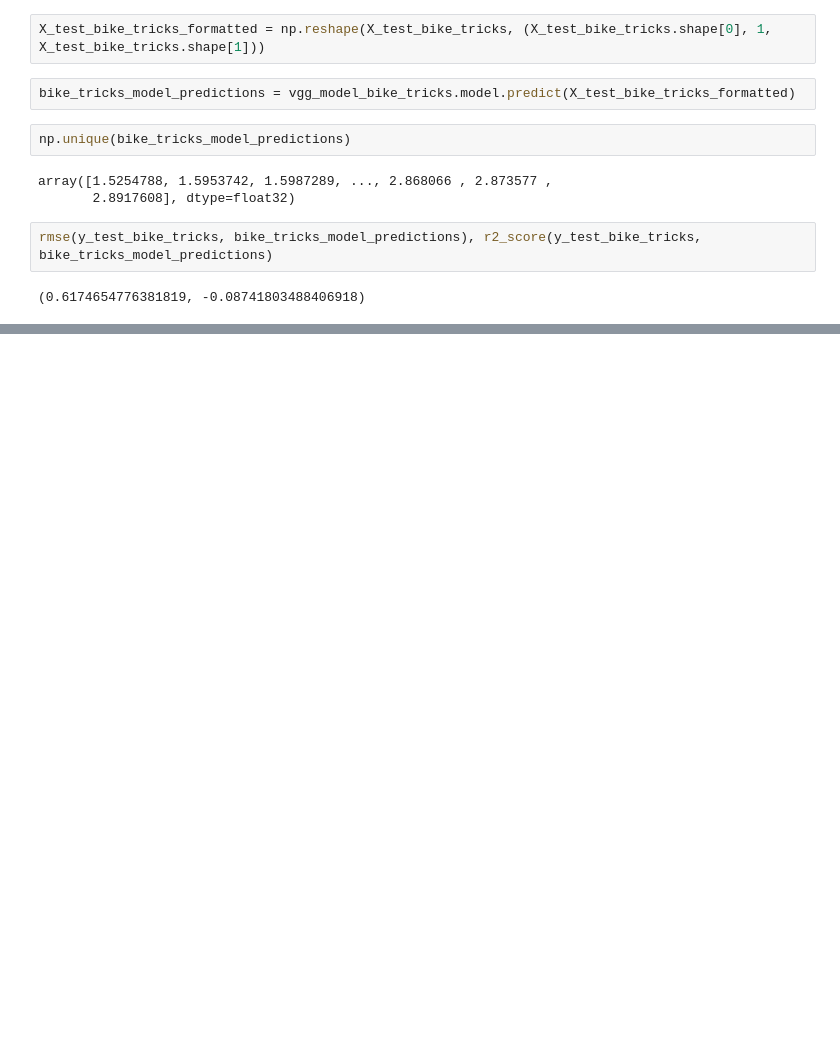
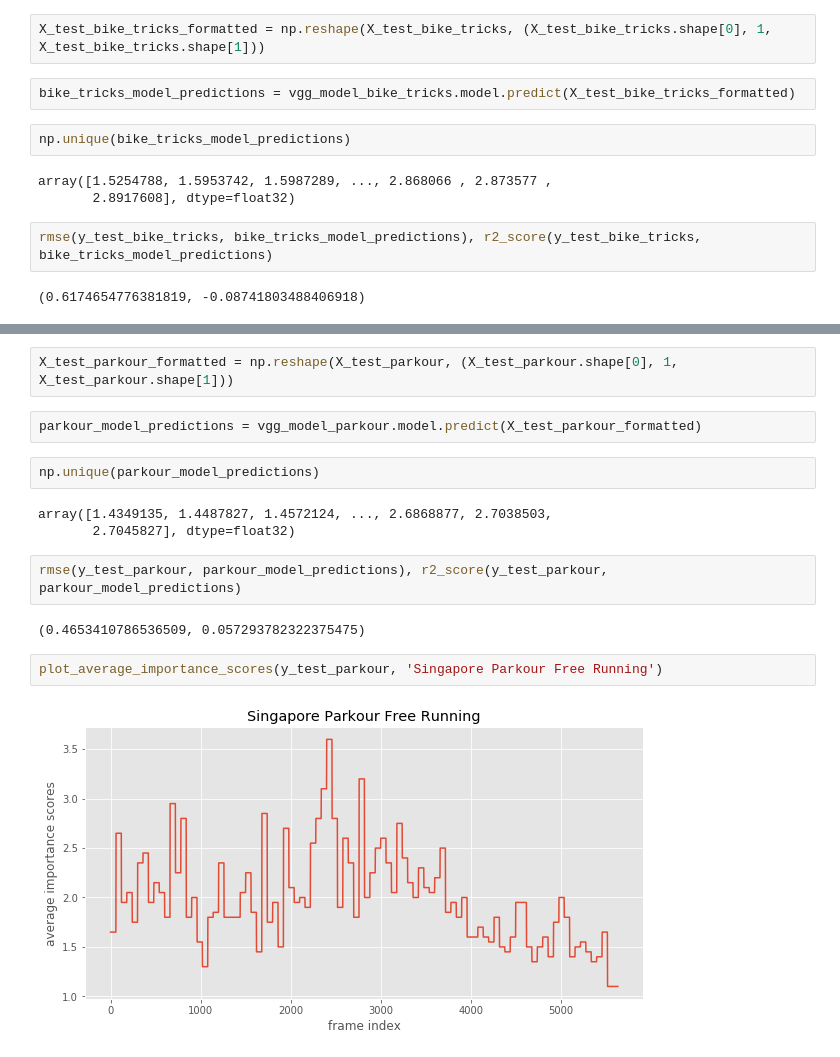
Before and after one commit to SachinGokal/capstone-final, a Jupyter notebook: sequence-based-category.ipynb, the cells around one changed output, grey strips where cells are left out. Drawn from its saved outputs; the diff is of its cells as text; blank space fills up the shorter version.

```diff
--- a/sequence-based-category.ipynb
+++ b/sequence-based-category.ipynb
@@ -504,0 +589,17 @@ rmse(y_test_bike_tricks, bike_tricks_model_predictions), r2_score(y_test_bike_tr
+# %%
+X_test_parkour_formatted = np.reshape(X_test_parkour, (X_test_parkour.shape[0], 1, X_test_parkour.shape[1]))
+# %%
+parkour_model_predictions = vgg_model_parkour.model.predict(X_test_parkour_formatted)
+# %%
+np.unique(parkour_model_predictions)
+# %% [output]
+array([1.4349135, 1.4487827, 1.4572124, ..., 2.6868877, 2.7038503,
+       2.7045827], dtype=float32)
+# %%
+rmse(y_test_parkour, parkour_model_predictions), r2_score(y_test_parkour, parkour_model_predictions)
+# %% [output]
+(0.4653410786536509, 0.057293782322375475)
+# %%
+plot_average_importance_scores(y_test_parkour, 'Singapore Parkour Free Running')
+# %% [output]
+[figure, added]
```
Also changed, not shown: parts of 29 cells of this notebook, 1 other file.
